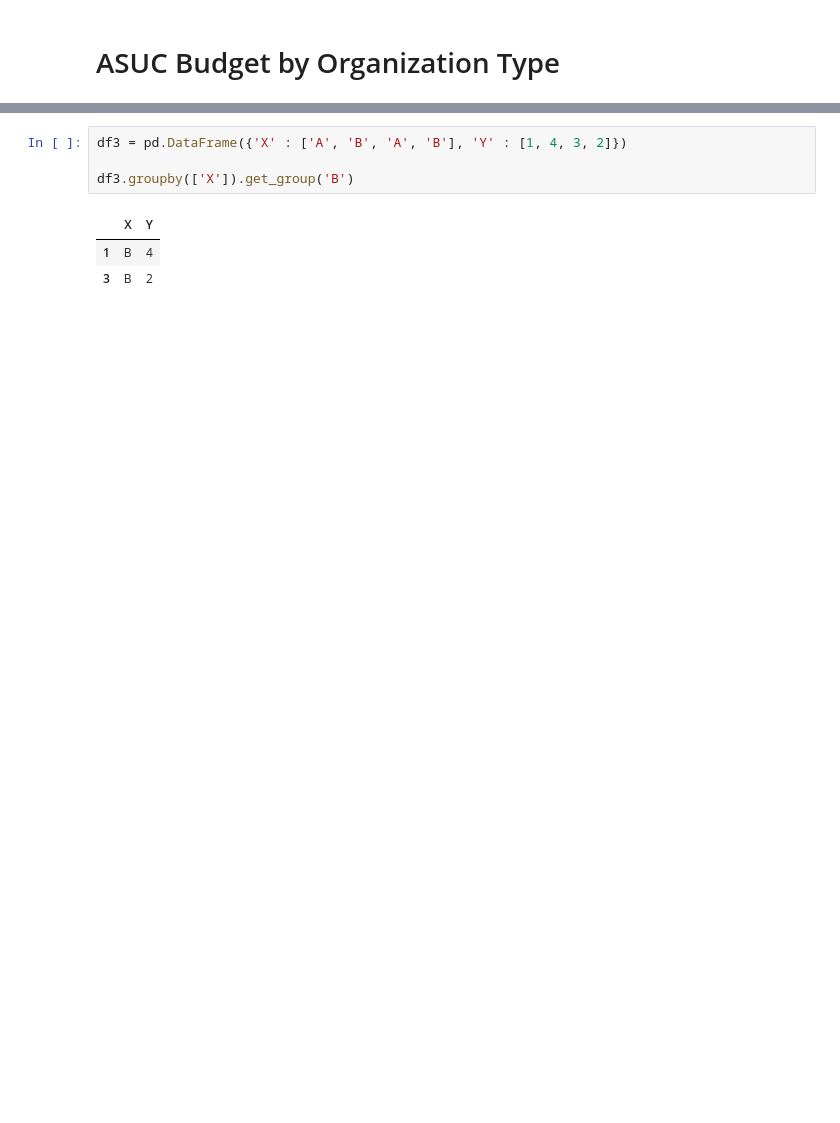
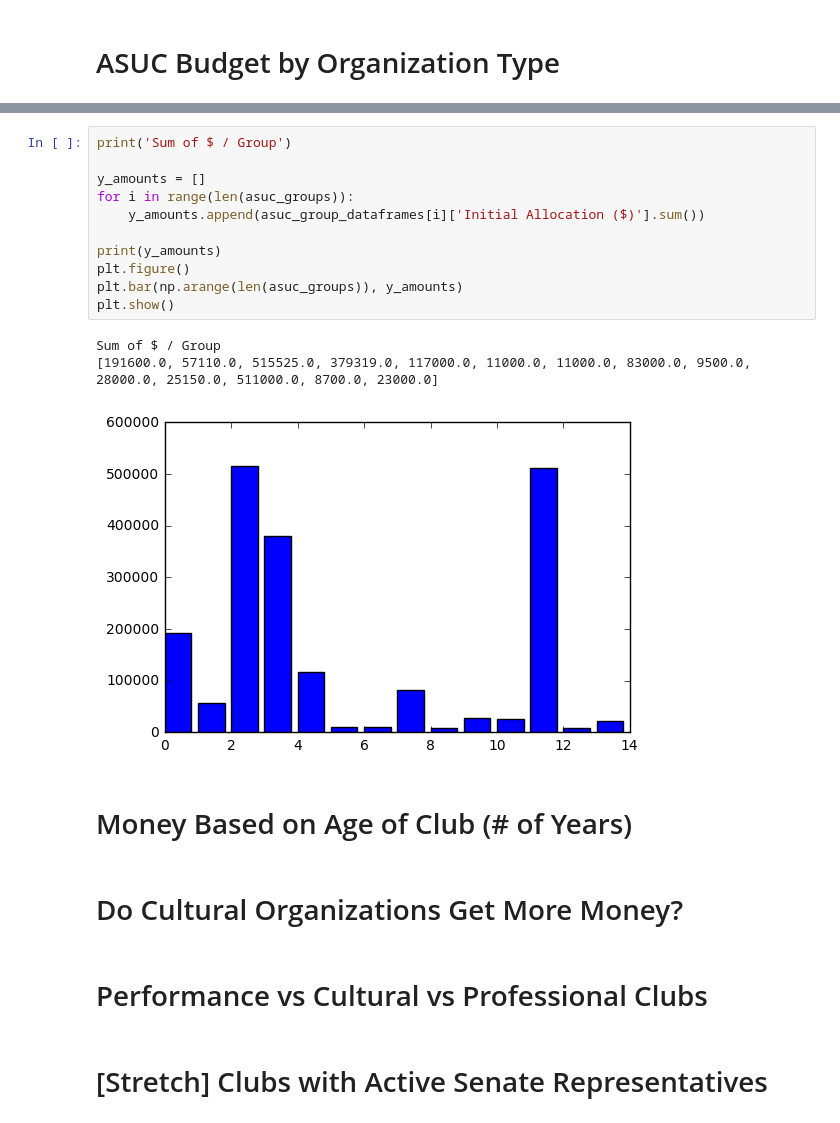
Before and after one commit to dailycal-projects/asuc-budget-club, a Jupyter notebook: asuc.ipynb, the cells around one changed output, grey strips where cells are left out. Saved outputs shown, nothing was run; the diff lists cells and outputs as text; blank space fills up the shorter version.

```diff
--- a/asuc.ipynb
+++ b/asuc.ipynb
@@ -65,8 +66,23 @@ for g_frame in asuc_group_dataframes:
-# %%
-df3 = pd.DataFrame({'X' : ['A', 'B', 'A', 'B'], 'Y' : [1, 4, 3, 2]})
-
-df3.groupby(['X']).get_group('B')
-# %% [output]
-|  | X | Y |
-| 1 | B | 4 |
-| 3 | B | 2 |
+# %%
+print('Sum of $ / Group')
+
+y_amounts = []
+for i in range(len(asuc_groups)):
+    y_amounts.append(asuc_group_dataframes[i]['Initial Allocation ($)'].sum())
+
+print(y_amounts)
+plt.figure()
+plt.bar(np.arange(len(asuc_groups)), y_amounts)
+plt.show()
+# %% [output]
+Sum of $ / Group
+[191600.0, 57110.0, 515525.0, 379319.0, 117000.0, 11000.0, 11000.0, 83000.0, 9500.0, 28000.0, 25150.0, 511000.0, 8700.0, 23000.0]
+[figure, added]
+# %% [markdown]
+# Money Based on Age of Club (# of Years)
+# %% [markdown]
+# Do Cultural Organizations Get More Money?
+# %% [markdown]
+# Performance vs Cultural vs Professional Clubs
+# %% [markdown]
+# [Stretch] Clubs with Active Senate Representatives
```
Also changed, not shown: parts of 2 cells of this notebook.
